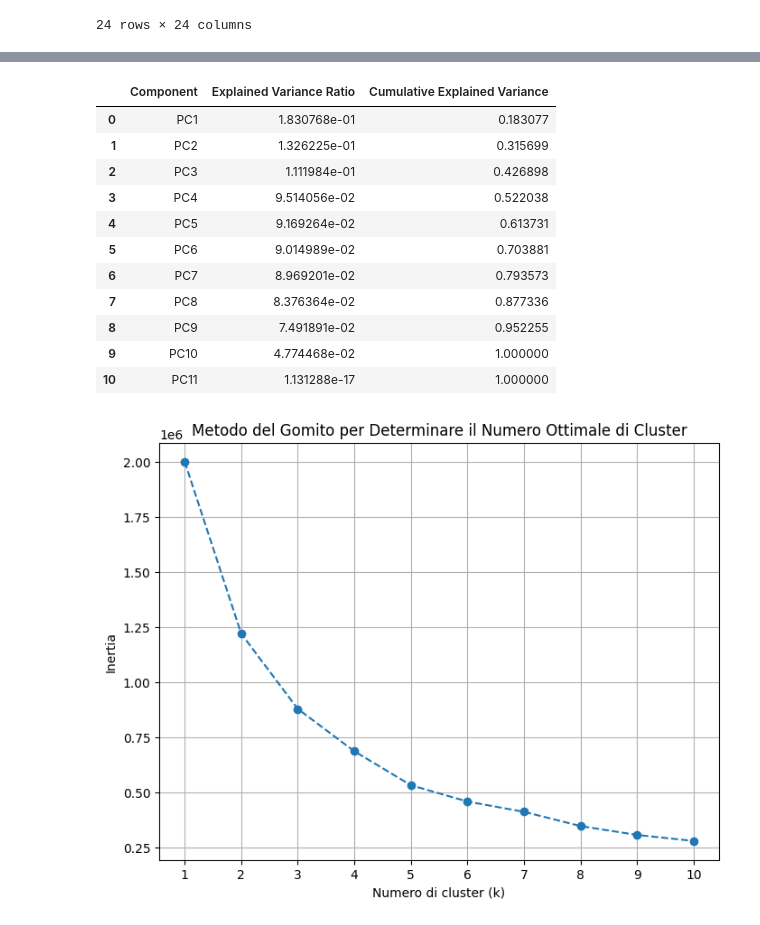
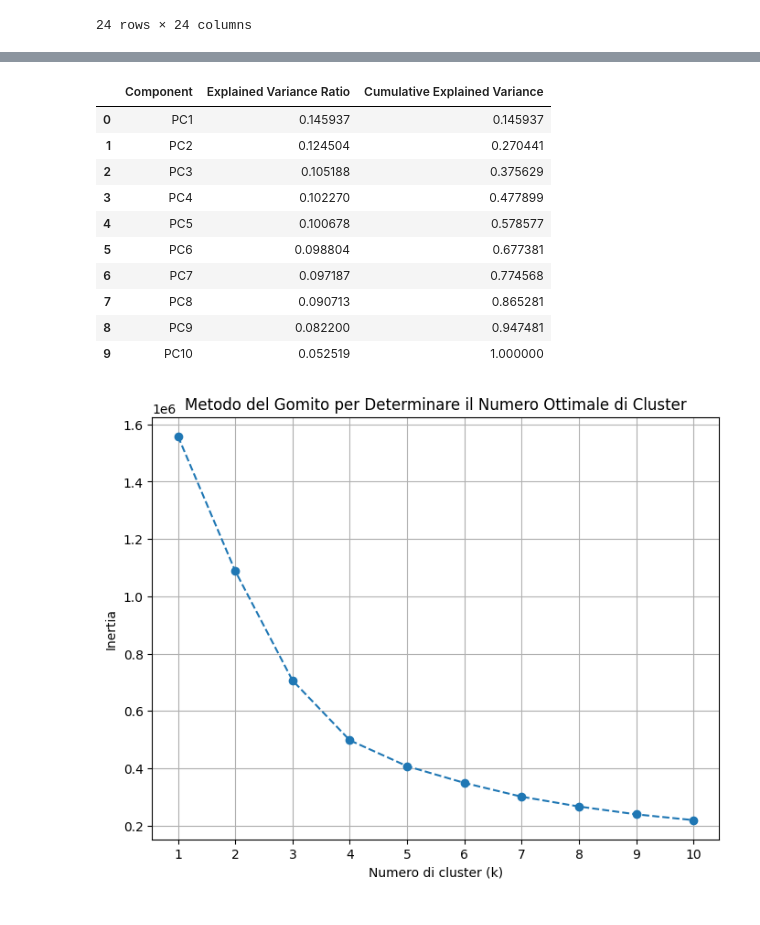
Before and after one commit to Dylan-Nico/Data-Mining-Cyclist-data, a Jupyter notebook: task_3_clustering/k_means.ipynb, the cells around one changed output, grey strips where cells are left out. Drawn from its saved outputs; the diff is of its cells as text; code cells hidden in the pictures.

```diff
--- a/task_3_clustering/k_means.ipynb
+++ b/task_3_clustering/k_means.ipynb
@@ -401,7 +399,7 @@ correlation_matrix
 | prestige_weighted_delta | -0.013295 | -0.010211 | 0.002830 | 0.017580 | 0.019938 | -0.010942 | 0.009190 | -0.001359 | 0.970606 | ... |
 24 rows × 24 columns
 # %%
-columns = ['BMI','race_difficulty','team_avg_strength','consistency_score', 'PWR', 'climb_efficiency','prestige_weighted_delta', 'cyclist_age', 'name', 'cyclist', 'length', 'cyclist_age', ]
+columns = ['BMI','race_difficulty','team_avg_strength','consistency_score', 'PWR', 'climb_efficiency','prestige_weighted_delta', 'name', 'cyclist', 'length', 'cyclist_age', 'startlist_quality']
 df_reduced = df[columns]
 # %%
 # Calcolo della matrice di correlazione per le feature numeriche
@@ -464,41 +461,40 @@ pca_summary = pd.DataFrame({
 pca_summary
 # %% [output]
 |  | Component | Explained Variance Ratio | Cumulative Explained Variance |
-| 0 | PC1 | 1.830768e-01 | 0.183077 |
-| 1 | PC2 | 1.326225e-01 | 0.315699 |
-| 2 | PC3 | 1.111984e-01 | 0.426898 |
-| 3 | PC4 | 9.514056e-02 | 0.522038 |
-| 4 | PC5 | 9.169264e-02 | 0.613731 |
-| 5 | PC6 | 9.014989e-02 | 0.703881 |
-| 6 | PC7 | 8.969201e-02 | 0.793573 |
-| 7 | PC8 | 8.376364e-02 | 0.877336 |
-| 8 | PC9 | 7.491891e-02 | 0.952255 |
-| 9 | PC10 | 4.774468e-02 | 1.000000 |
-| 10 | PC11 | 1.131288e-17 | 1.000000 |
+| 0 | PC1 | 0.145937 | 0.145937 |
+| 1 | PC2 | 0.124504 | 0.270441 |
+| 2 | PC3 | 0.105188 | 0.375629 |
+| 3 | PC4 | 0.102270 | 0.477899 |
+| 4 | PC5 | 0.100678 | 0.578577 |
+| 5 | PC6 | 0.098804 | 0.677381 |
+| 6 | PC7 | 0.097187 | 0.774568 |
+| 7 | PC8 | 0.090713 | 0.865281 |
+| 8 | PC9 | 0.082200 | 0.947481 |
+| 9 | PC10 | 0.052519 | 1.000000 |
 # %%
 # Utilizzo delle prime due componenti principali per il clustering
 pca_two_components = pca_result[:, :2]
 
 # Applicazione del metodo Elbow per determinare il numero ottimale di cluster in K-means
 inertia_values = []
 k_range = range(1, 11)  # Proviamo con valori di k da 1 a 10
 
 for k in k_range:
-    kmeans = KMeans(n_clusters=k, random_state=42)
+    kmeans = KMeans(n_clusters=k, random_state=42, init='random')
     kmeans.fit(pca_two_components)
     inertia_values.append(kmeans.inertia_)
 
 # Tracciamo il grafico del metodo Elbow
 plt.figure(figsize=(8, 6))
 plt.plot(k_range, inertia_values, marker='o', linestyle='--')
 plt.xlabel('Numero di cluster (k)')
 plt.ylabel('Inertia')
 plt.title('Metodo del Gomito per Determinare il Numero Ottimale di Cluster')
 plt.xticks(k_range)
 plt.grid(True)
 plt.show()
 # %% [output]
-[figure, old version]
+[figure, new version]
 # %%
 from sklearn.cluster import KMeans
 import matplotlib.pyplot as plt
```
Also changed, not shown: parts of 6 cells of this notebook.
